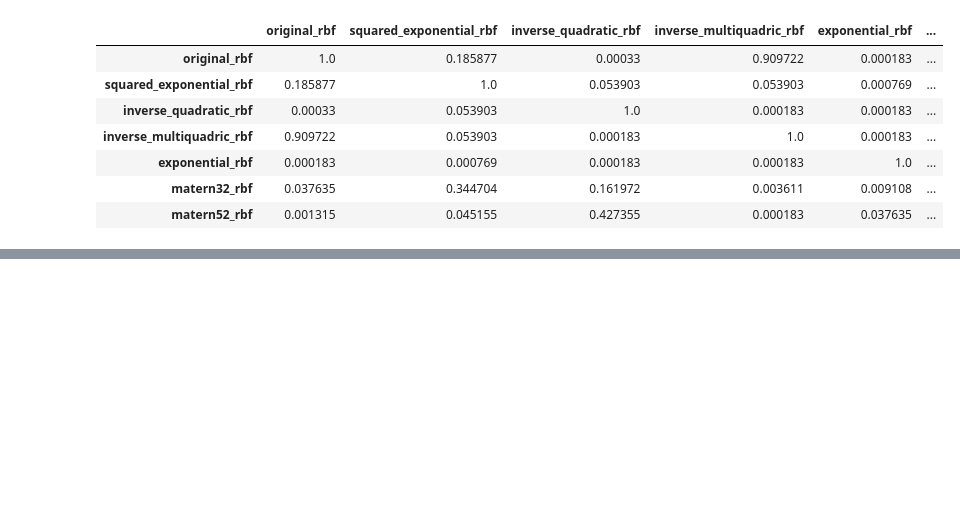
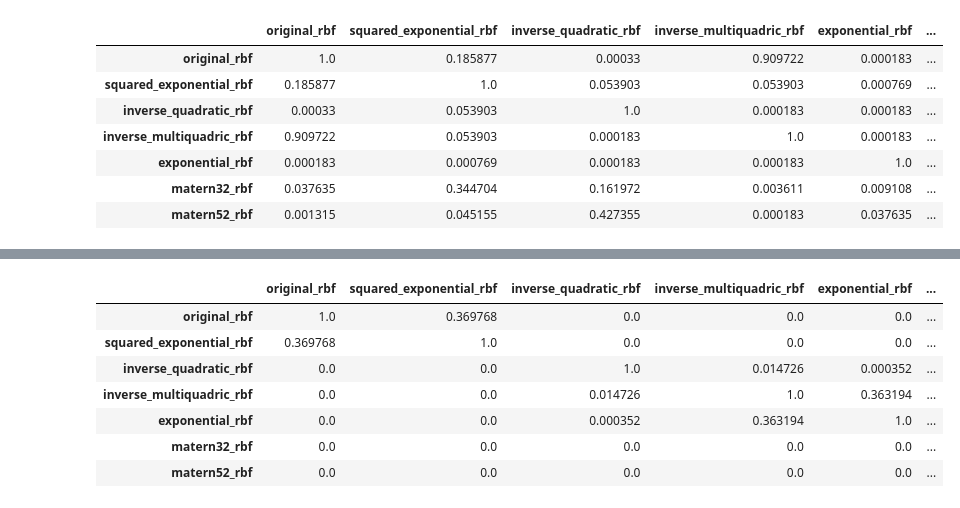
Before and after one commit to JazminZatarain/MUSEH2O, a Jupyter notebook: notebooks/14. MannWhitney analysis.ipynb, the cells around one changed output, grey strips where cells are left out. Cells and saved outputs as stored; diff of their text form; code cells hidden in the pictures; blank space fills up the shorter version.

```diff
--- a/notebooks/14. MannWhitney analysis.ipynb
+++ b/notebooks/14. MannWhitney analysis.ipynb
@@ -97,0 +138,11 @@ df_pval
+# %%
+df_pval_hyd
+# %% [output]
+|  | original_rbf | squared_exponential_rbf | inverse_quadratic_rbf | inverse_multiquadric_rbf | exponential_rbf | ... |
+| original_rbf | 1.0 | 0.369768 | 0.0 | 0.0 | 0.0 | ... |
+| squared_exponential_rbf | 0.369768 | 1.0 | 0.0 | 0.0 | 0.0 | ... |
+| inverse_quadratic_rbf | 0.0 | 0.0 | 1.0 | 0.014726 | 0.000352 | ... |
+| inverse_multiquadric_rbf | 0.0 | 0.0 | 0.014726 | 1.0 | 0.363194 | ... |
+| exponential_rbf | 0.0 | 0.0 | 0.000352 | 0.363194 | 1.0 | ... |
+| matern32_rbf | 0.0 | 0.0 | 0.0 | 0.0 | 0.0 | ... |
+| matern52_rbf | 0.0 | 0.0 | 0.0 | 0.0 | 0.0 | ... |
```
Also changed, not shown: parts of 24 cells of this notebook, 14 other files.
